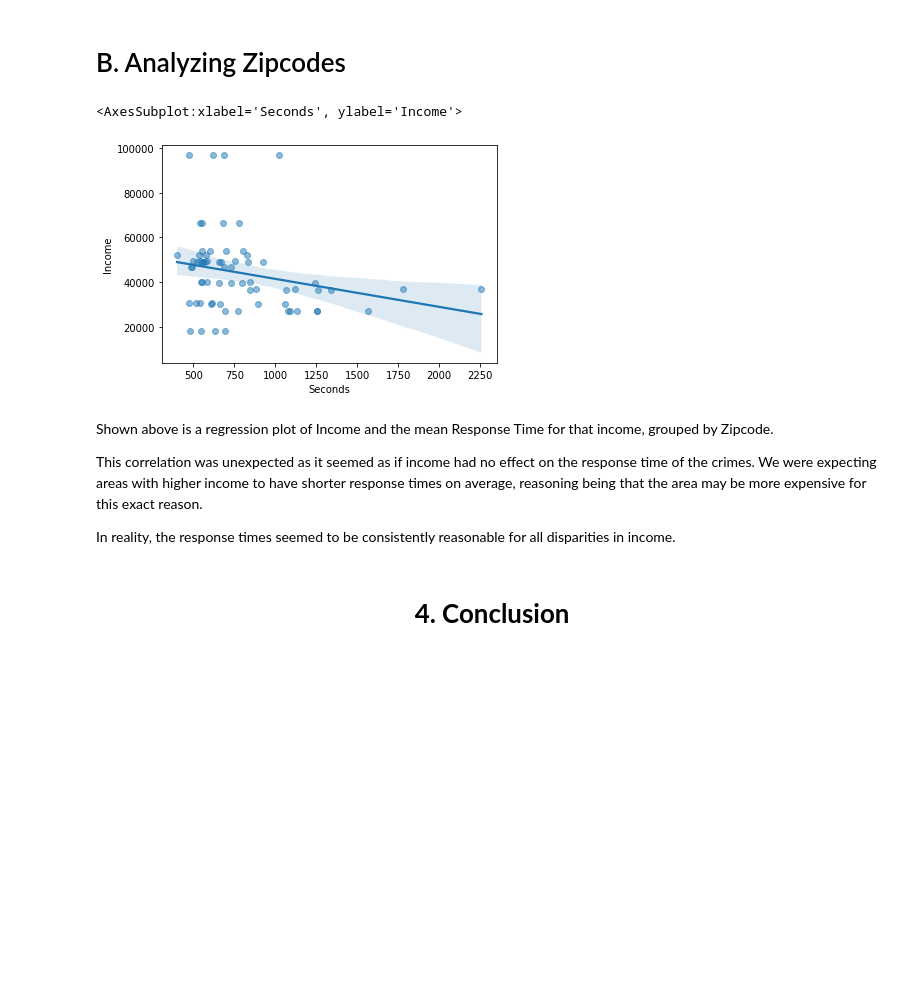
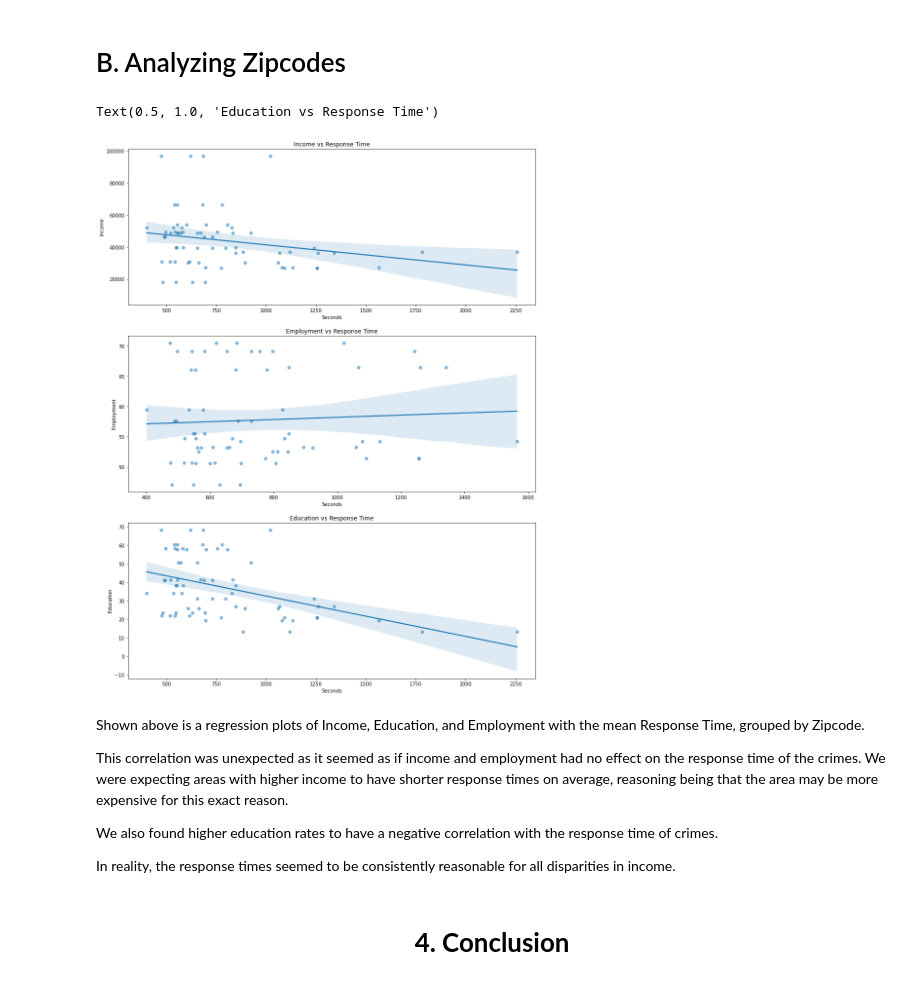
Before and after one commit to M-Sender/ServiceLearning, a Jupyter notebook: code/analysis.ipynb, the cells around one changed output. Saved outputs shown, nothing was run; the diff lists cells and outputs as text; code cells hidden in the pictures; blank space fills up the shorter version.

```diff
--- a/code/analysis.ipynb
+++ b/code/analysis.ipynb
@@ -365,22 +372,27 @@ Another way to look at the data is by taking on a different perspective. If some
 # %% [markdown]
 # B. Analyzing Zipcodes
 # %%
+fig, ax = plt.subplots(3,1,figsize=(15,20))
 view_3d_df = top_Call_df.groupby(['Zip','typeCall'])
 seconds_avg = view_3d_df.responseSeconds.mean()
 income_avg = view_3d_df.Income.mean()
 employment_avg = view_3d_df.Employment.mean()
 health_avg = view_3d_df.Health.mean()
 edu_avg = view_3d_df.Education.mean()
 
 avg_df_zip_type = pd.DataFrame({'Seconds':seconds_avg, 'Income':income_avg, 'Employment':employment_avg, 'Health':health_avg, 'Education':edu_avg})
-sns.regplot(x=avg_df_zip_type['Seconds'], y=avg_df_zip_type['Income'],scatter_kws={'alpha':0.5},order=1)
+sns.regplot(x=avg_df_zip_type['Seconds'], y=avg_df_zip_type['Income'],scatter_kws={'alpha':0.5},order=1, ax=ax[0]).set_title('Income vs Response Time')
+sns.regplot(x=avg_df_zip_type['Seconds'], y=avg_df_zip_type['Employment'],scatter_kws={'alpha':0.5},order=1,ax=ax[1]).set_title('Employment vs Response Time')
+sns.regplot(x=avg_df_zip_type['Seconds'], y=avg_df_zip_type['Education'],scatter_kws={'alpha':0.5},order=1,ax=ax[2]).set_title('Education vs Response Time')
 # %% [output]
-<AxesSubplot:xlabel='Seconds', ylabel='Income'>
+Text(0.5, 1.0, 'Education vs Response Time')
-[figure, old version]
+[figure, new version]
 # %% [markdown]
-Shown above is a regression plot of Income and the mean Response Time for that income, grouped by Zipcode.
+Shown above is a regression plots of Income, Education, and Employment with the mean Response Time, grouped by Zipcode.
 
-This correlation was unexpected as it seemed as if income had no effect on the response time of the crimes. We were expecting areas with higher income to have shorter response times on average, reasoning being that the area may be more expensive for this exact reason.
+This correlation was unexpected as it seemed as if income and employment had no effect on the response time of the crimes. We were expecting areas with higher income to have shorter response times on average, reasoning being that the area may be more expensive for this exact reason.
+
+We also found higher education rates to have a negative correlation with the response time of crimes.
 
 In reality, the response times seemed to be consistently reasonable for all disparities in income.
 # %% [markdown]
```
Also changed, not shown: parts of 3 cells of this notebook.
